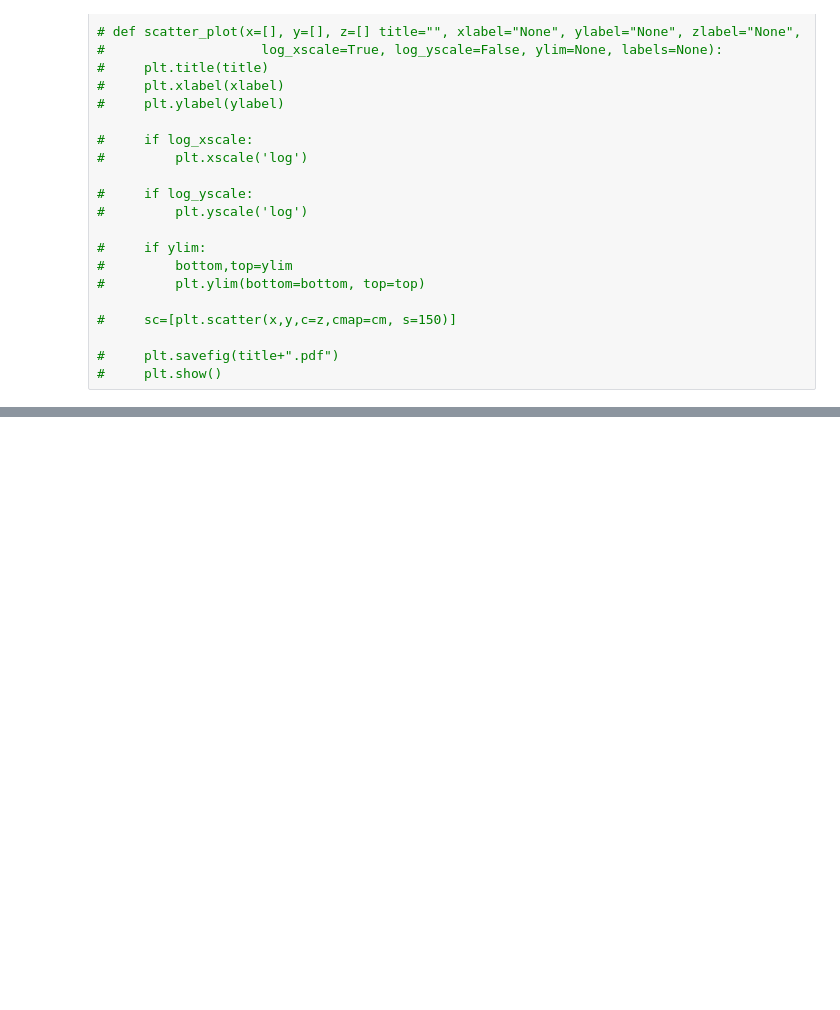
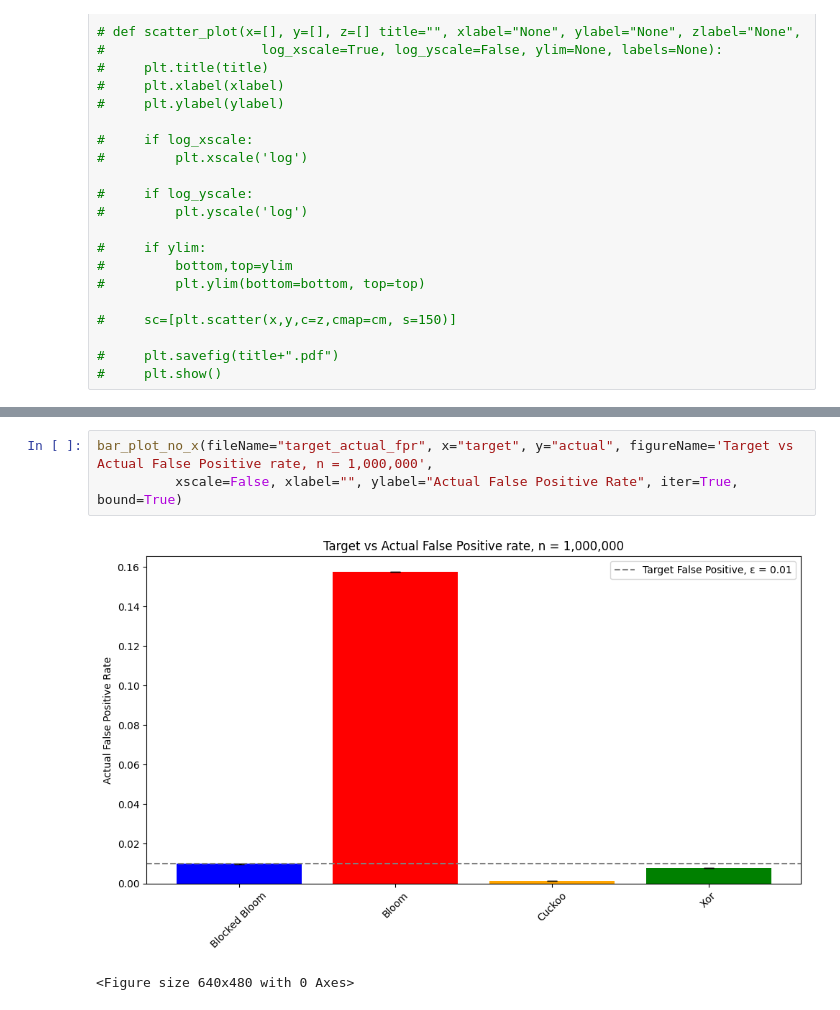
Before and after one commit to jayden14141/Filters, a Jupyter notebook: plot.ipynb, the cells around one changed output, grey strips where cells are left out. Saved outputs shown, nothing was run; the diff lists cells and outputs as text; blank space fills up the shorter version.

```diff
--- a/plot.ipynb
+++ b/plot.ipynb
@@ -223,0 +245,6 @@ bar_plot(fileName="lf_posQueryTime", x="lf", y="queryTime", figureName='Positive
+# %%
+bar_plot_no_x(fileName="target_actual_fpr", x="target", y="actual", figureName='Target vs Actual False Positive rate, n = 1,000,000',
+          xscale=False, xlabel="", ylabel="Actual False Positive Rate", iter=True, bound=True)
+# %% [output]
+[figure, added]
+<Figure size 640x480 with 0 Axes>
```
Also changed, not shown: parts of 11 cells of this notebook, 11 other files.
